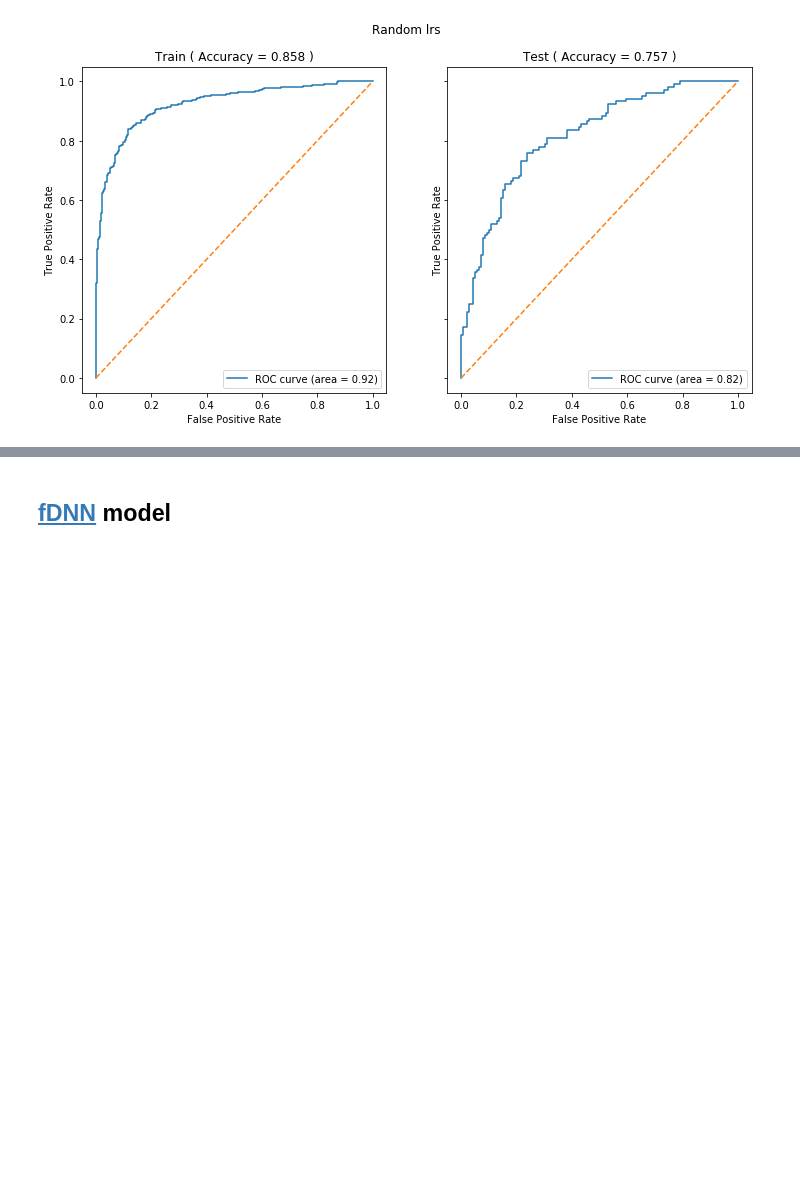
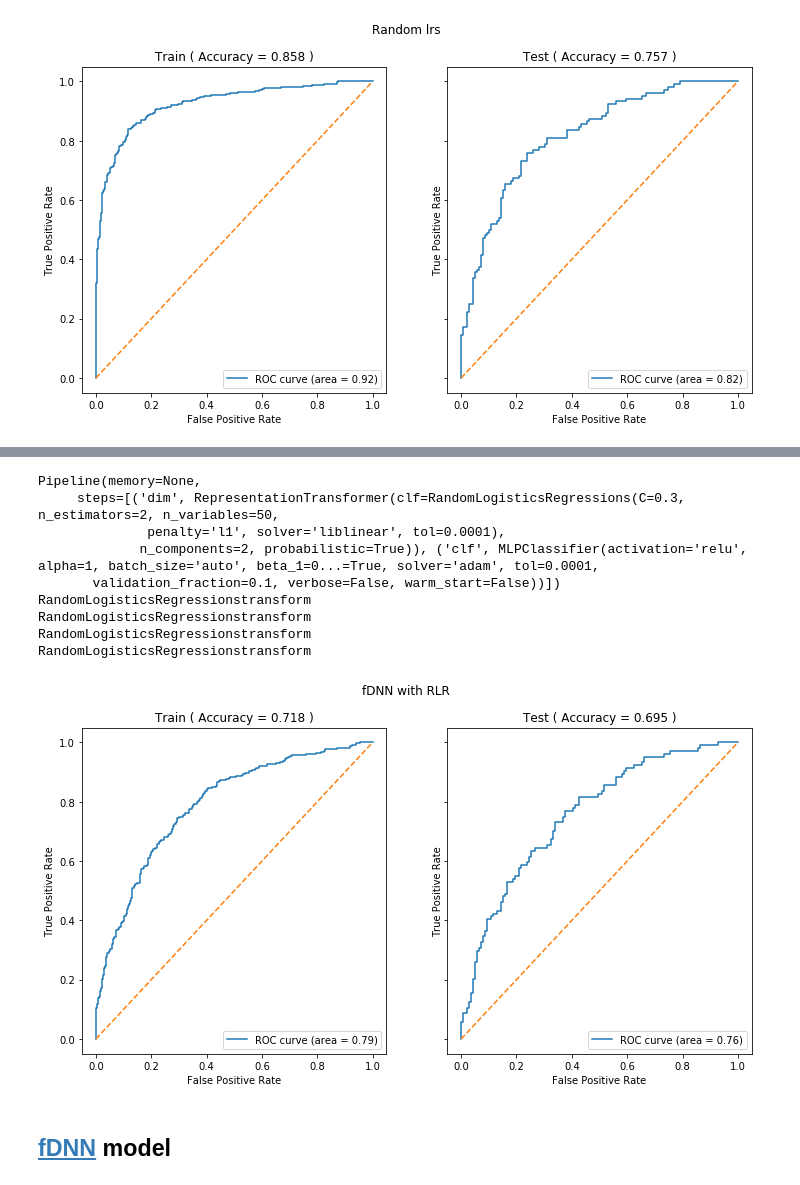
Before and after one commit to sjwilczynski/geneExpr, a Jupyter notebook: fDNNandRLR.ipynb, the cells around one changed output, grey strips where cells are left out. Cells and saved outputs as stored; diff of their text form; code cells hidden in the pictures; blank space fills up the shorter version.

```diff
--- a/fDNNandRLR.ipynb
+++ b/fDNNandRLR.ipynb
@@ -74,0 +71,4 @@ def get_indices(clf, i, data):
+# %%
+red_rlr = RepresentationTransformer(RandomLogisticsRegressions(penalty='l1', C=0.3, n_variables=500))
+clf = MLPClassifier(max_iter=1000)
+models_rlr = fit_dim_reduction_pipeline(red_rlr, clf, dim_params, clf_params, X_train, y_train, n_iter=30)
@@ -74,0 +82,14 @@ def get_indices(clf, i, data):
+# %%
+print(models_rlr.best_estimator_)
+plot_clf_roc(models_rlr.best_estimator_, X_train, y_train, X_test, y_test, 'fDNN with RLR')
+# %% [output]
+Pipeline(memory=None,
+     steps=[('dim', RepresentationTransformer(clf=RandomLogisticsRegressions(C=0.3, n_estimators=2, n_variables=50,
+              penalty='l1', solver='liblinear', tol=0.0001),
+             n_components=2, probabilistic=True)), ('clf', MLPClassifier(activation='relu', alpha=1, batch_size='auto', beta_1=0...=True, solver='adam', tol=0.0001,
+       validation_fraction=0.1, verbose=False, warm_start=False))])
+RandomLogisticsRegressionstransform
+RandomLogisticsRegressionstransform
+RandomLogisticsRegressionstransform
+RandomLogisticsRegressionstransform
+[figure, added]
```
Also changed, not shown: parts of 9 cells of this notebook, 8 other files.
